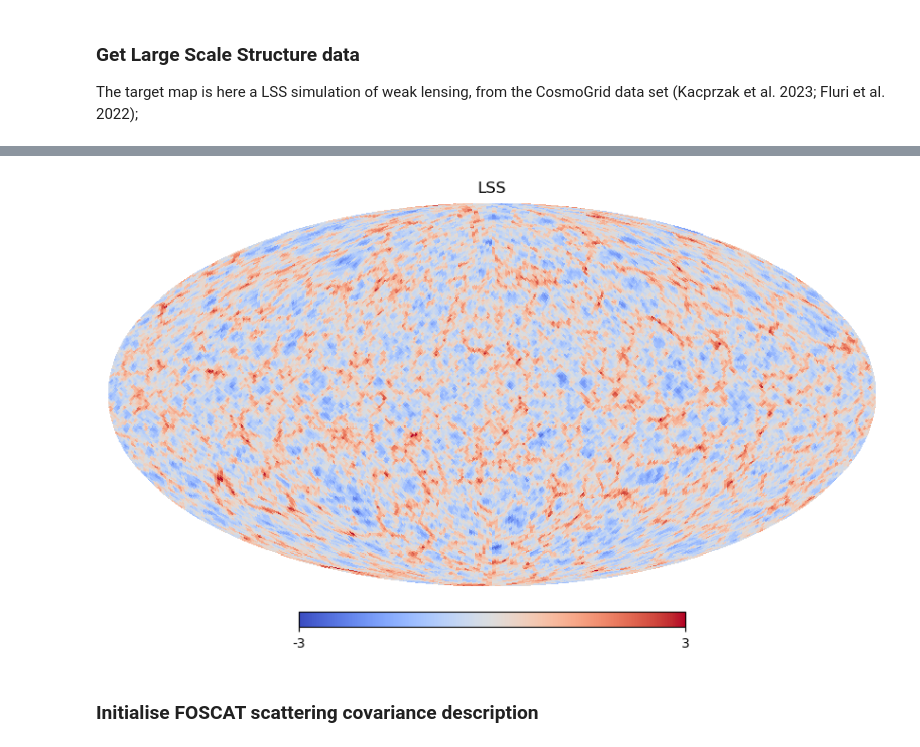
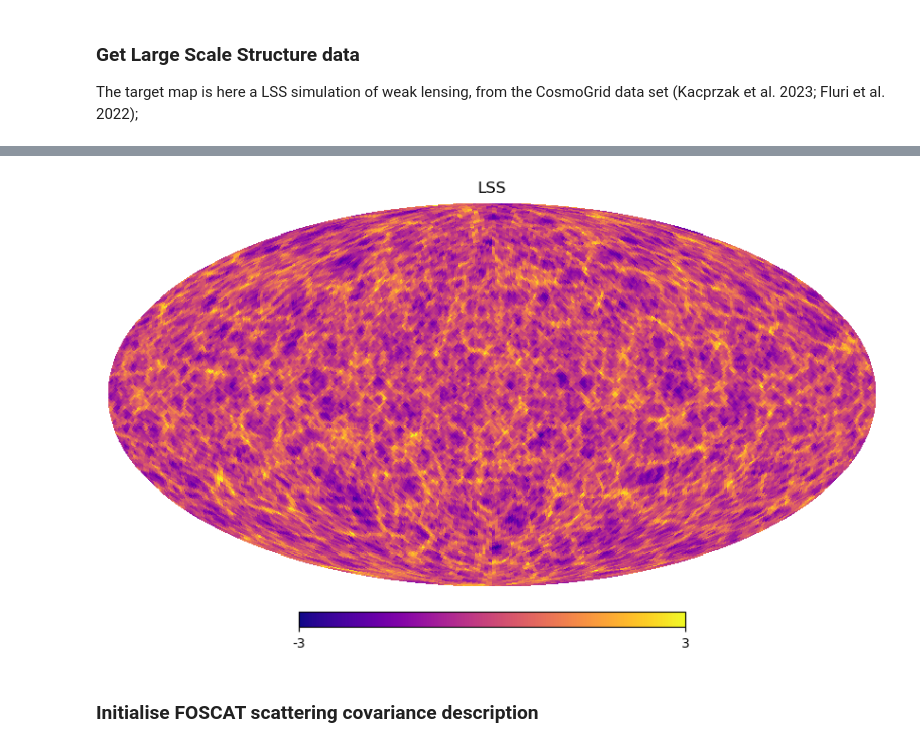
Before and after one commit to IAOCEA/demo-foscat-pangeo-eosc, a Jupyter notebook: Demo_Synthesis.ipynb, the cells around one changed output, grey strips where cells are left out. Drawn from its saved outputs; the diff is of its cells as text; code cells hidden in the pictures.

```diff
--- a/Demo_Synthesis.ipynb
+++ b/Demo_Synthesis.ipynb
@@ -134,35 +134,35 @@ im = np.vstack([im, new_row])
 
 im = np.hstack([im, new_column])
 
 # Create a grid of coordinates corresponding to the array indices
 x = np.linspace(0, im.shape[0]-1, im.shape[0])
 y = np.linspace(0, im.shape[1]-1, im.shape[1])
 
 # Create an interpolator
 interpolator = RegularGridInterpolator((x, y), im)
 
 # List of healpix coordinate to interpol
 colatitude,longitude = hp.pix2ang(l_nside,np.arange(12*l_nside**2),nest=True)
 coords = np.concatenate([colatitude/np.pi*xsize,longitude/(2*np.pi)*ysize],0).reshape(2,colatitude.shape[0]).T
 
 # Perform the interpolation
 heal_im = interpolator(coords)
 
 #reduce the final map to the expected resolution
 if nside>128:
     th,ph=hp.pix2ang(nside,np.arange(12*nside**2),nest=True)
     heal_im=hp.get_interp_val(heal_im,th,ph,nest=True)
 else:
     heal_im=np.mean(heal_im.reshape(12*nside**2,(l_nside//nside)**2),1)
-hp.mollview(heal_im,cmap='coolwarm',nest=True,title='LSS',min=-3,max=3)
+hp.mollview(heal_im,cmap='plasma',nest=True,title='LSS',min=-3,max=3)
 
 # free memory
 del coords
 del interpolator
 del colatitude
 del longitude
 # %% [output]
-[figure, old version]
+[figure, new version]
 # %% [markdown]
 ### Initialise FOSCAT scattering covariance description
 # %%
```
Also changed, not shown: parts of 7 cells of this notebook.
